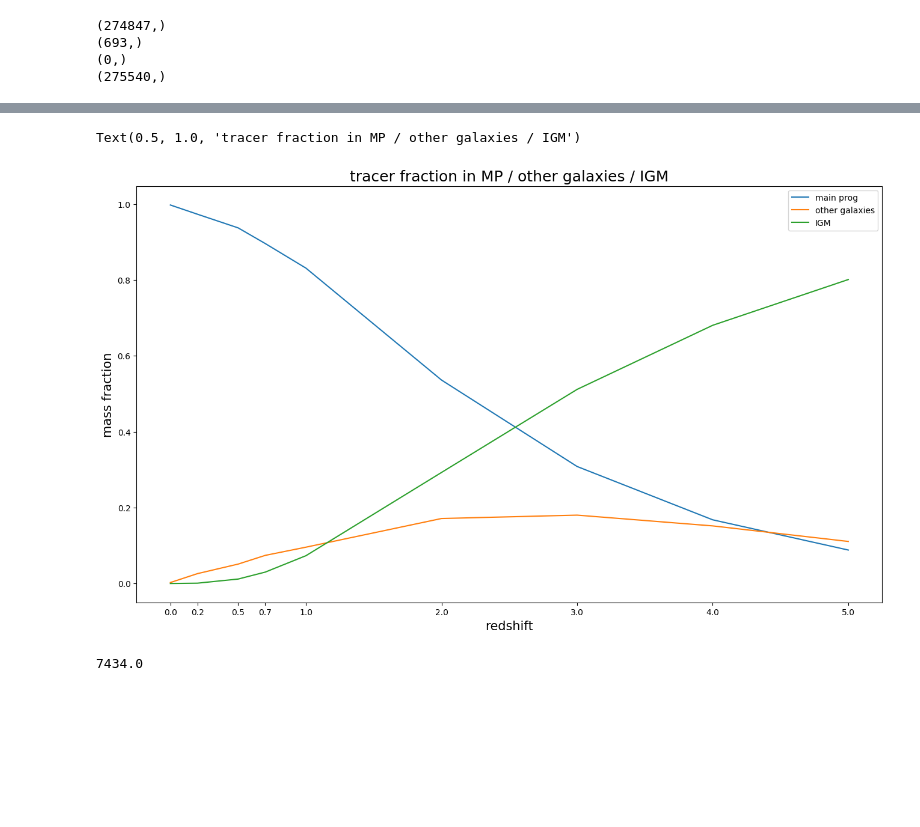
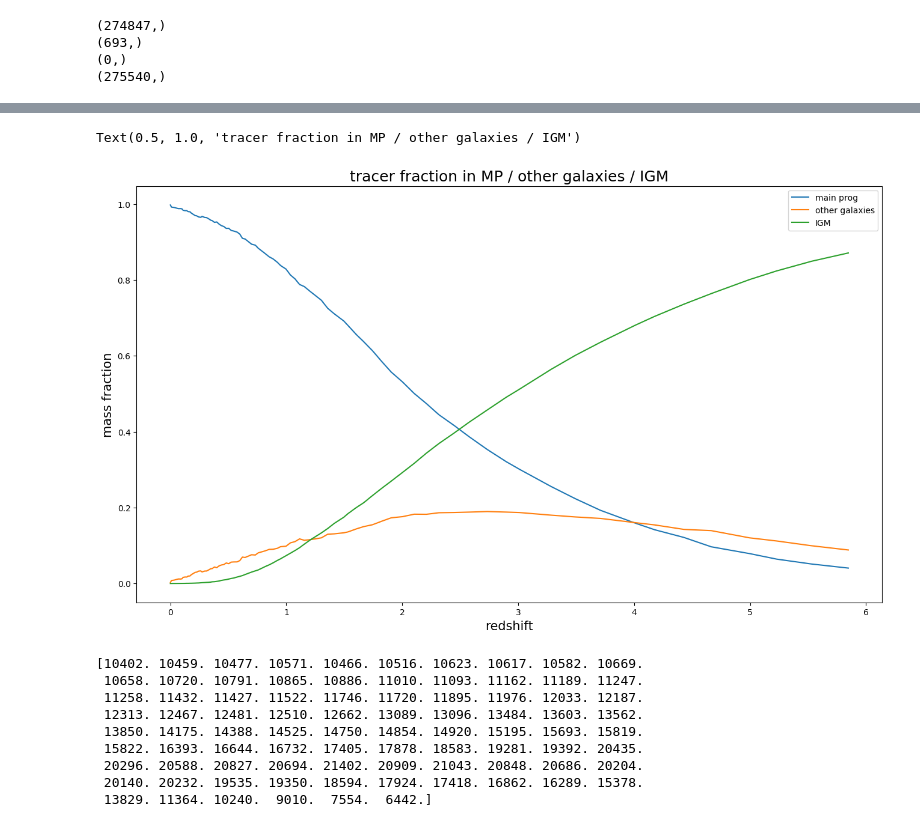
Before and after one commit to nelson-group/Ole_insitu_stars, a Jupyter notebook: real_gas_origin.ipynb, the cells around one changed output, grey strips where cells are left out. Saved outputs shown, nothing was run; the diff lists cells and outputs as text; code cells hidden in the pictures; blank space fills up the shorter version.

Commit message:
now fractions with mass binning

```diff
--- a/real_gas_origin.ipynb
+++ b/real_gas_origin.ipynb
@@ -170,4 +169,5 @@ def location_of_parents(parent_index_filename, basePath, start_snap, target_snap
 # %%
-location, isInMP, missing = location_of_parents('files/TNG50-4/parent_indices_redshift_0.0.hdf5',\
+basePath='/virgotng/universe/IllustrisTNG/TNG50-4/output'
+location, isInMP, parentsInSubOffset = location_of_parents('files/TNG50-4/parent_indices_redshift_0.0.hdf5',\
                                        basePath, start_snap = 99, target_snap = 99)
 # %% [output]
@@ -204,20 +184,0 @@ True
-# %%
-z = np.array([0,0.2,0.5,0.7,1.0,2.0,3.0,4.0,5.0])
-snap = np.array([99,84,67,59,50,33,25,21,17])
-
-mp = np.zeros(9)
-igm = np.zeros(9)
-sub = np.zeros(9)
-for i in range(9):
-    location, isInMP = location_of_parents('files/TNG50-4/parent_indices_redshift_' + str(z[i]) + '.hdf5',\
-                                       basePath, start_snap = 99, target_snap = snap[i])
-    mp[i] = np.where(isInMP==True)[0].shape[0]
-    igm[i] = np.where(location==-1)[0].shape[0]
-    sub[i] = np.where(location!=-1)[0].shape[0]
-
-#mp = np.array([180879,176578,171665,164996,156488,108415,65584,36212,19019])
-#igm = np.array([0,232,3222,8272,20173,80367,140952,187490,220715])
-#sub = np.array([275540,275308,272318,267268,255367,194903,134588,88050,54825])
-total = np.zeros(9)
-for i in range(9):
-    total[i] = igm[i] + sub[i]
@@ -243,21 +249,17 @@ problems:  7110
+# %%
+%%time
+basePath='/virgotng/universe/IllustrisTNG/TNG50-3/output'
+mp, igm, sub, total, nums, z = fracs_w_mass_bins(basePath)
 # %%
 plt.plot(z, mp/total, label = 'main prog')
 plt.plot(z, (sub - mp)/total, label = 'other galaxies')
 plt.plot(z, igm/total, label = 'IGM')
 plt.legend()
 plt.ylabel('mass fraction',size=15)
 plt.xlabel('redshift',size=15)
-plt.xticks(z)
+#plt.xticks(z)
 plt.title('tracer fraction in MP / other galaxies / IGM',size=18)
-#plt.savefig('pics/tracer_fraction.jpg',format='jpg')
+#plt.savefig('pics/tracer_fraction_TNG50-4.jpg',format='jpg')
 # %% [output]
 Text(0.5, 1.0, 'tracer fraction in MP / other galaxies / IGM')
-[figure, old version]
+[figure, new version]
-# %%
-index_file = h5py.File('files/TNG50-4/parent_indices_redshift_0.0.hdf5','r')
-tracers_in_parent_offset = index_file['tracers_in_parents_offset'][:]
-index_file.close()
-
-print(sum(tracers_in_parent_offset[:10451]))
-# %% [output]
-7434.0
@@ -265,0 +266,12 @@ spec_id = 185
+# %%
+print(nums[:,0,0])
+# %% [output]
+[10402. 10459. 10477. 10571. 10466. 10516. 10623. 10617. 10582. 10669.
+ 10658. 10720. 10791. 10865. 10886. 11010. 11093. 11162. 11189. 11247.
+ 11258. 11432. 11427. 11522. 11746. 11720. 11895. 11976. 12033. 12187.
+ 12313. 12467. 12481. 12510. 12662. 13089. 13096. 13484. 13603. 13562.
+ 13850. 14175. 14388. 14525. 14750. 14854. 14920. 15195. 15693. 15819.
+ 15822. 16393. 16644. 16732. 17405. 17878. 18583. 19281. 19392. 20435.
+ 20296. 20588. 20827. 20694. 21402. 20909. 21043. 20848. 20686. 20204.
+ 20140. 20232. 19535. 19350. 18594. 17924. 17418. 16862. 16289. 15378.
+ 13829. 11364. 10240.  9010.  7554.  6442.]
```
Also changed, not shown: parts of 9 cells of this notebook.
